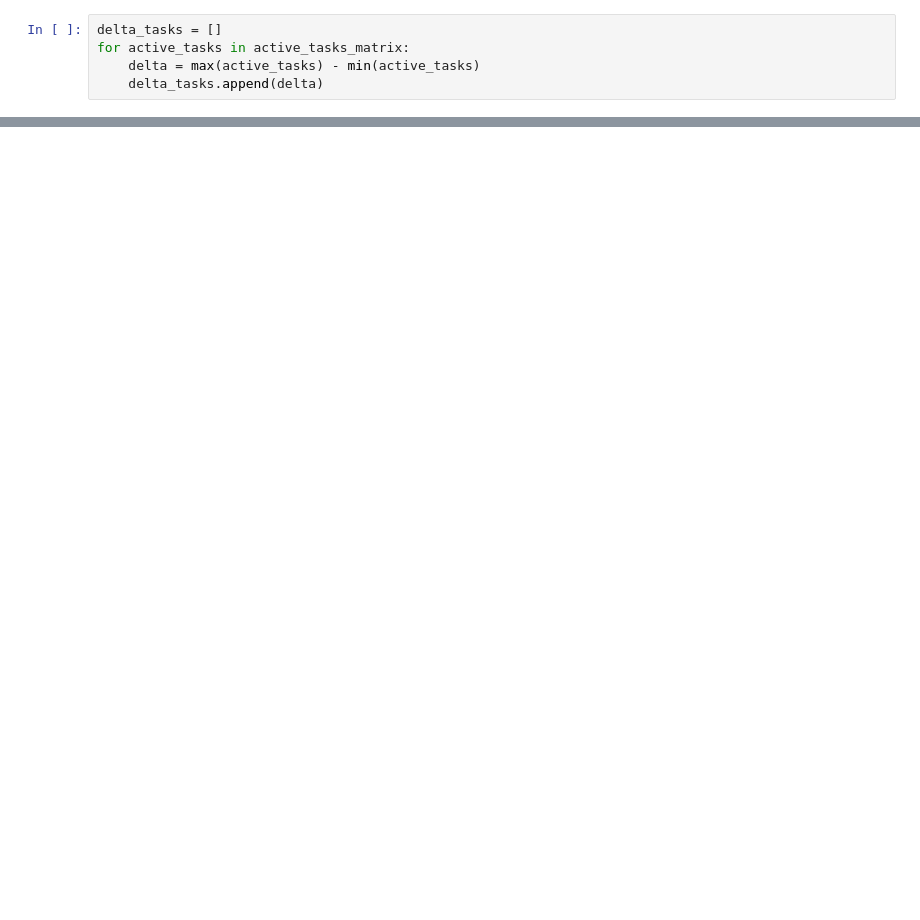
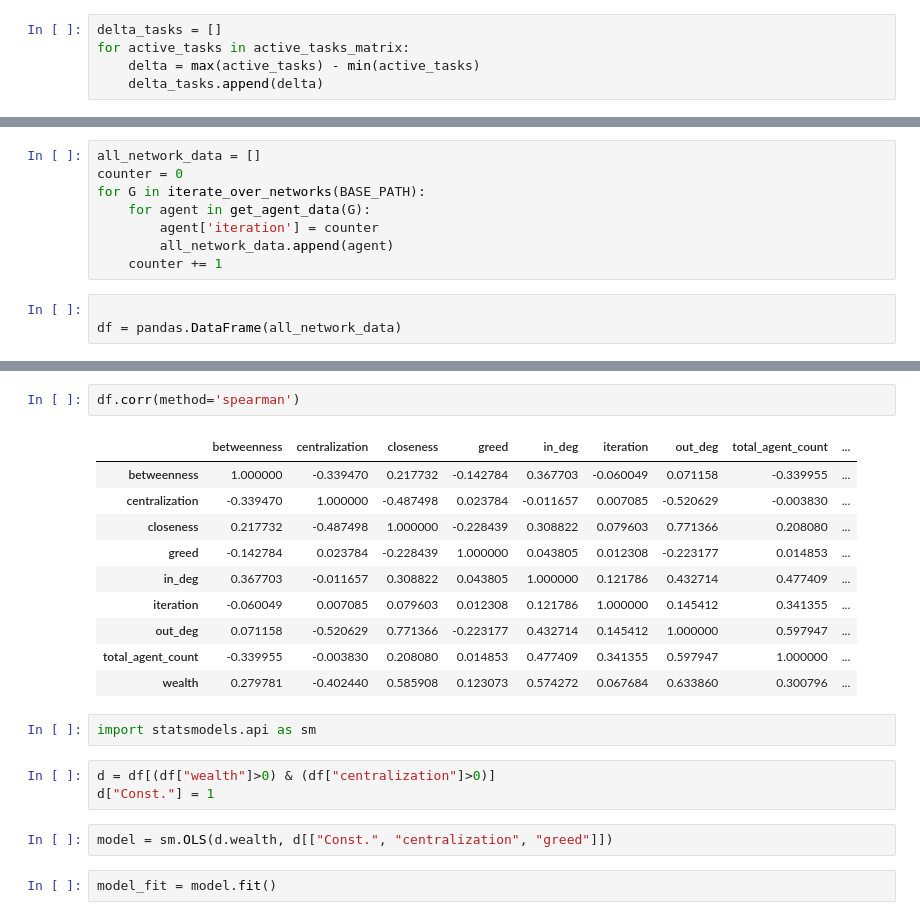
Before and after one commit to jackiekazil/goalnet, a Jupyter notebook: goalnet/analysis/Analysis 2.ipynb, the cells around one changed output, grey strips where cells are left out. Saved outputs shown, nothing was run; the diff lists cells and outputs as text; blank space fills up the shorter version.

```diff
--- a/goalnet/analysis/Analysis 2.ipynb
+++ b/goalnet/analysis/Analysis 2.ipynb
@@ -51,0 +54,11 @@ plt.scatter(agent_counts, delta_tasks)
+# %%
+all_network_data = []
+counter = 0
+for G in iterate_over_networks(BASE_PATH):
+    for agent in get_agent_data(G):
+        agent['iteration'] = counter
+        all_network_data.append(agent)
+    counter += 1
+# %%
+
+df = pandas.DataFrame(all_network_data)
@@ -51,0 +74,22 @@ plt.scatter(agent_counts, delta_tasks)
+# %%
+df.corr(method='spearman')
+# %% [output]
+|  | betweenness | centralization | closeness | greed | in_deg | iteration | out_deg | total_agent_count | ... |
+| betweenness | 1.000000 | -0.339470 | 0.217732 | -0.142784 | 0.367703 | -0.060049 | 0.071158 | -0.339955 | ... |
+| centralization | -0.339470 | 1.000000 | -0.487498 | 0.023784 | -0.011657 | 0.007085 | -0.520629 | -0.003830 | ... |
+| closeness | 0.217732 | -0.487498 | 1.000000 | -0.228439 | 0.308822 | 0.079603 | 0.771366 | 0.208080 | ... |
+| greed | -0.142784 | 0.023784 | -0.228439 | 1.000000 | 0.043805 | 0.012308 | -0.223177 | 0.014853 | ... |
+| in_deg | 0.367703 | -0.011657 | 0.308822 | 0.043805 | 1.000000 | 0.121786 | 0.432714 | 0.477409 | ... |
+| iteration | -0.060049 | 0.007085 | 0.079603 | 0.012308 | 0.121786 | 1.000000 | 0.145412 | 0.341355 | ... |
+| out_deg | 0.071158 | -0.520629 | 0.771366 | -0.223177 | 0.432714 | 0.145412 | 1.000000 | 0.597947 | ... |
+| total_agent_count | -0.339955 | -0.003830 | 0.208080 | 0.014853 | 0.477409 | 0.341355 | 0.597947 | 1.000000 | ... |
+| wealth | 0.279781 | -0.402440 | 0.585908 | 0.123073 | 0.574272 | 0.067684 | 0.633860 | 0.300796 | ... |
+# %%
+import statsmodels.api as sm
+# %%
+d = df[(df["wealth"]>0) & (df["centralization"]>0)]
+d["Const."] = 1
+# %%
+model = sm.OLS(d.wealth, d[["Const.", "centralization", "greed"]])
+# %%
+model_fit = model.fit()
```
Also changed, not shown: parts of 12 cells of this notebook, 3 other files.
